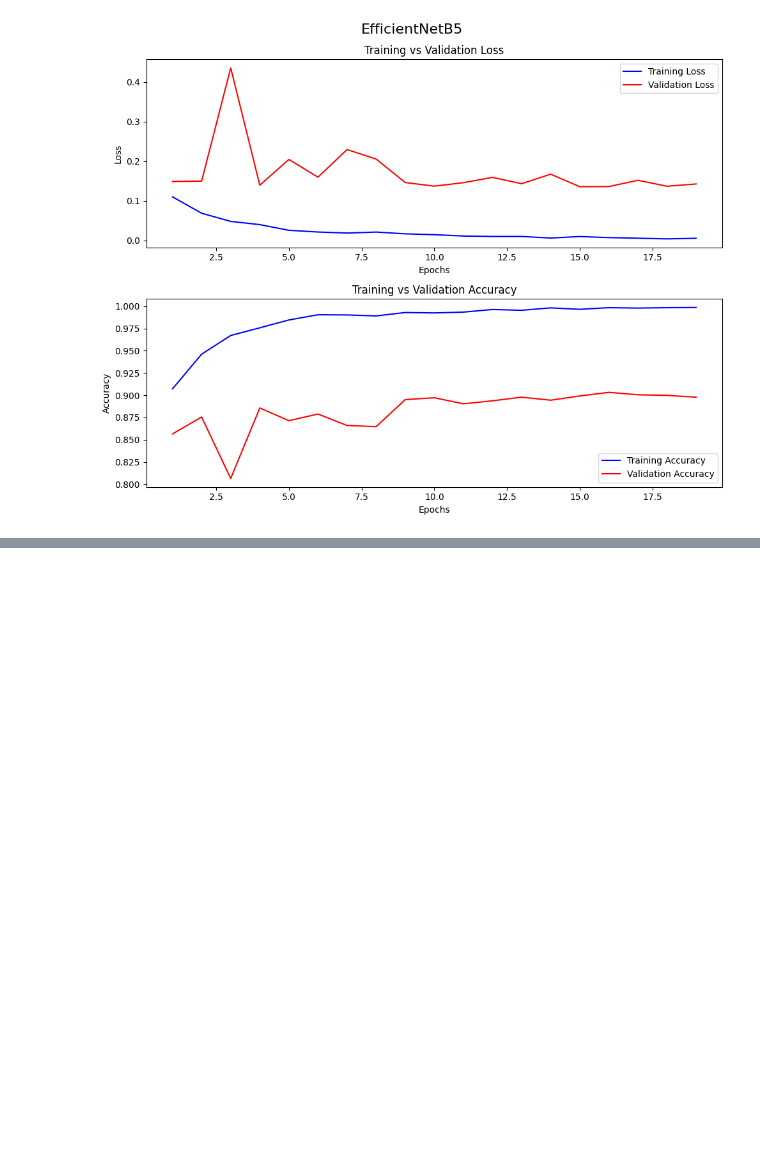
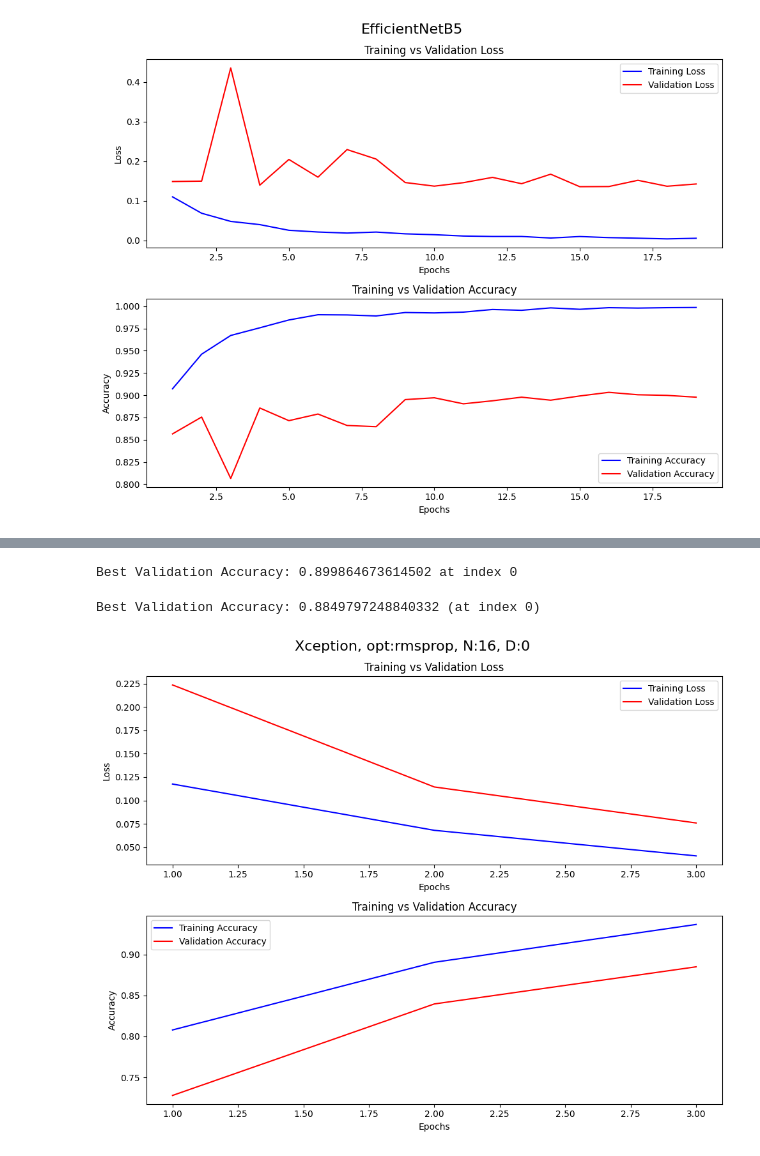
Before and after one commit to evanhollier/4531_Final, a Jupyter notebook: baselines.ipynb, the cells around one changed output, grey strips where cells are left out. Saved outputs shown, nothing was run; the diff lists cells and outputs as text; code cells hidden in the pictures; blank space fills up the shorter version.

```diff
--- a/baselines.ipynb
+++ b/baselines.ipynb
@@ -293,16 +295,23 @@ def make_n_fit_Xcept(n, d, opt):
     return hist
 # %%
 # What we loop through
-optimizers = ["rmsprop", "adam"]
-total_neurons = [16, 32, 64, 128, 256]
-drops = [0, .25, .5, .75]
+optimizers = ["rmsprop"]#, "adam"]
+total_neurons = [16]#, 32, 64, 128, 256]
+drops = [0]#, .25, .5, .75]
+
+eff_hists_list = []
+xcept_hists_list = []
+
 # Now loop and make graphs
 for opt in optimizers:
     for neuron in total_neurons:
         for dropout in drops:
             # make n fit
             eff_hist = make_n_fit_EfficentNet(neuron, dropout, opt)
+            eff_hists_list.append(eff_hist)
             xcept_hist = make_n_fit_Xcept(neuron, dropout, opt)
+            xcept_hists_list.append(xcept_hist)
             # graph
-            make_graphs(eff_hist, f'EfficentNet, opt:{opt}, N:{neuron}, D:{dropout}')
-            make_graphs(xcept_hist, f'Xception, opt:{opt}, N:{neuron}, D:{dropout}')
+            #make_graphs(eff_hist, f'EfficentNet, opt:{opt}, N:{neuron}, D:{dropout}')
+            #make_graphs(xcept_hist, f'Xception, opt:{opt}, N:{neuron}, D:{dropout}')
+print("Done.")
@@ -308,0 +323,33 @@ for opt in optimizers:
+# %%
+best_validation_accuracy = 0
+best_index = -1
+
+for index, hist in enumerate(eff_hists_list):
+    validation_accuracy = hist.history['val_accuracy']
+    max_val_acc = max(validation_accuracy)
+    if max_val_acc > best_validation_accuracy:
+        best_validation_accuracy = max_val_acc
+        best_index = index
+
+print(f"Best Validation Accuracy: {best_validation_accuracy} at index {best_index}")
+
+make_graphs(eff_hists_list[best_index], f'EfficentNet, opt:{opt}, N:{neuron}, D:{dropout}')
+# %% [output]
+Best Validation Accuracy: 0.899864673614502 at index 0
+# %%
+best_validation_accuracy2 = 0
+best_index2 = -1
+
+for index, hist in enumerate(xcept_hists_list):
+    validation_accuracy = hist.history['val_accuracy']
+    max_val_acc = max(validation_accuracy)
+    if max_val_acc > best_validation_accuracy2:
+        best_validation_accuracy2 = max_val_acc
+        best_index2 = index
+
+print(f"Best Validation Accuracy: {best_validation_accuracy2} (at index {best_index2})")
+
+make_graphs(xcept_hists_list[best_index2], f'Xception, opt:{opt}, N:{neuron}, D:{dropout}')
+# %% [output]
+Best Validation Accuracy: 0.8849797248840332 (at index 0)
+[figure, added]
```
Also changed, not shown: parts of 2 cells of this notebook.
